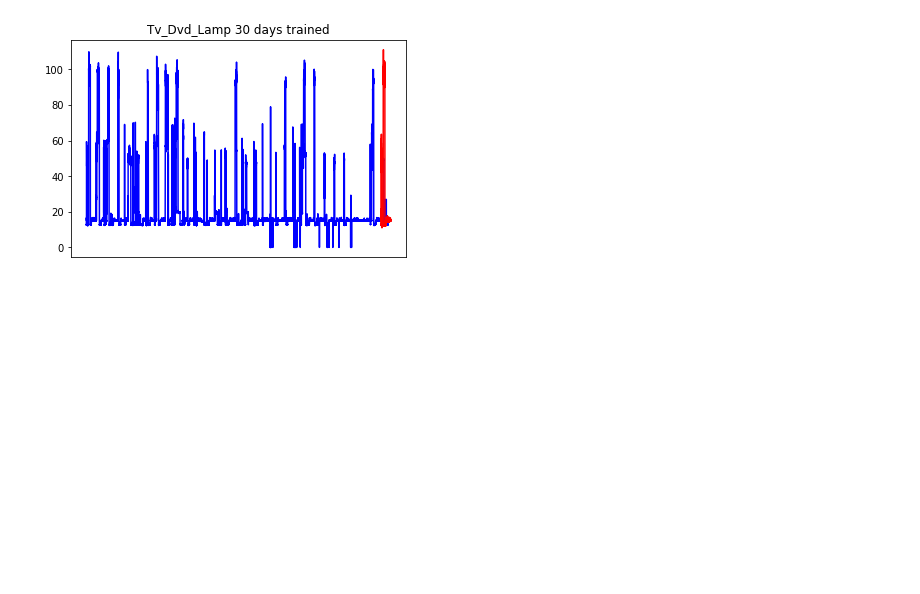
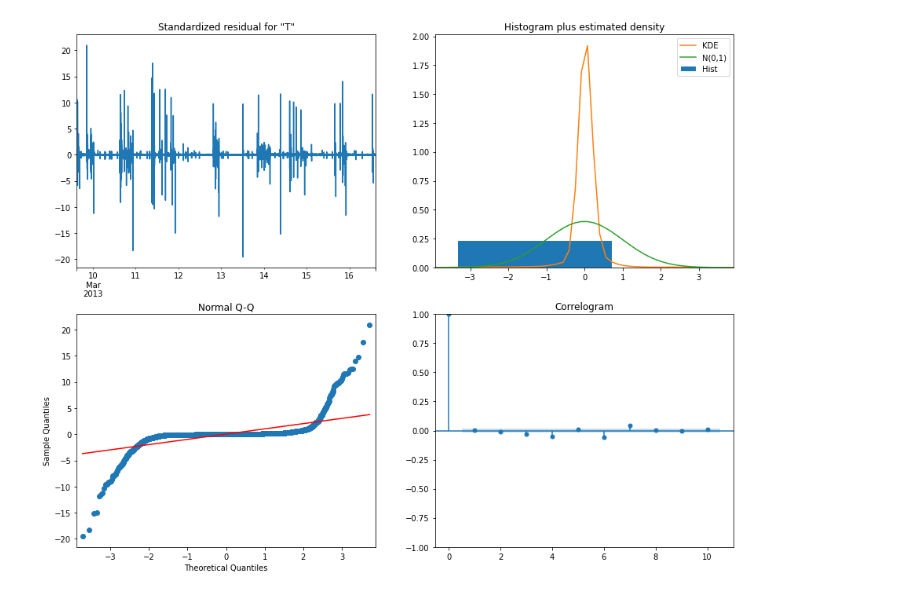
Before and after one commit to Vita98/EnergyLoadForecasting, a Jupyter notebook: sarimaNotebook.ipynb, the cells around one changed output. Cells and saved outputs as stored; diff of their text form; code cells hidden in the pictures; blank space fills up the shorter version.

```diff
--- a/sarimaNotebook.ipynb
+++ b/sarimaNotebook.ipynb
@@ -178,20 +185,4 @@ All done!
-# %%
-yhat = model_fit.predict(start=0, end=len(test))
-#print(yhat)
-predictions = list()
-
-for value in yhat[1:]:
-    predictions.append(value)
-
-#print(predictions)
-
-fc_series = pd.Series(predictions,index=test.index)
-pyplot.plot(train, color='blue')
-pyplot.plot(test, color='blue')
-pyplot.plot(fc_series, color='red')
-day = trainSize / 1440
-pyplot.title(seriesName + " " + str(int(day)) + " days trained")
-ax = pyplot.gca()
-ax.axes.xaxis.set_visible(False)
-# %% [output]
-[figure, removed]
+# %%
+model_fit.plot_diagnostics(figsize=(15,12));
+# %% [output]
+[figure, added]
```
Also changed, not shown: parts of 6 cells of this notebook, 7 other files.
